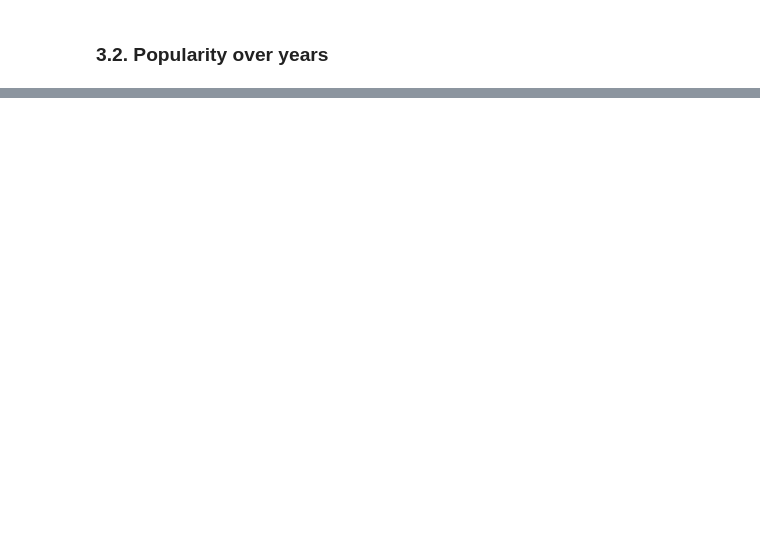
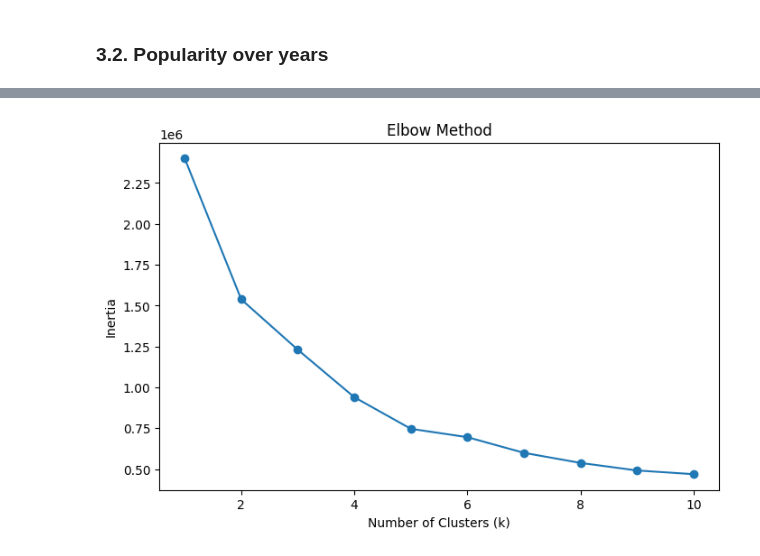
Before and after one commit to niklasknapp97/Song_popularity_analysis, a Jupyter notebook: exploration.ipynb, the cells around one changed output, grey strips where cells are left out. Saved outputs shown, nothing was run; the diff lists cells and outputs as text; code cells hidden in the pictures; blank space fills up the shorter version.

Commit message:
First draft of predictions

```diff
--- a/exploration.ipynb
+++ b/exploration.ipynb
@@ -277,0 +289,49 @@ RMSE: 8.278662520633956e-14, R²: 1.0
+# %%
+from sklearn.cluster import KMeans
+from sklearn.preprocessing import StandardScaler
+
+# Select numerical features for clustering
+features = ['danceability', 'energy', 'acousticness', 'instrumentalness']  # Adjust based on your dataset
+X = df[features]
+
+# Step 1: Standardize the features
+scaler = StandardScaler()
+X_scaled = scaler.fit_transform(X)
+
+# Step 2: Use the elbow method to determine the optimal number of clusters
+inertia = []
+k_range = range(1, 11)
+
+for k in k_range:
+    kmeans = KMeans(n_clusters=k, random_state=42)
+    kmeans.fit(X_scaled)
+    inertia.append(kmeans.inertia_)
+
+# Plot the elbow curve
+plt.figure(figsize=(8, 5))
+plt.plot(k_range, inertia, marker='o')
+plt.title('Elbow Method')
+plt.xlabel('Number of Clusters (k)')
+plt.ylabel('Inertia')
+plt.show()
+
+# Step 3: Apply K-Means with the chosen number of clusters
+optimal_k = 5  # Set based on the elbow plot
+kmeans = KMeans(n_clusters=optimal_k, random_state=42)
+df['cluster'] = kmeans.fit_predict(X_scaled)
+
+# Step 4: Visualize the clusters
+# Example: Pair plot with clusters
+#sns.pairplot(df, vars=features, hue='cluster', palette='viridis', diag_kind='kde')
+#plt.suptitle('Clusters of Songs', y=1.02)
+#plt.show()
+
+# Step 5: Analyze clusters
+# Get the mean of each feature for every cluster
+#cluster_analysis = df.groupby('cluster')[features].mean()
+#print(cluster_analysis)
+
+# Save the clustered data to a CSV
+#df.to_csv('export/clustered_songs.csv', index=False)
+# %% [output]
+[figure, added]
```
Also changed, not shown: parts of 29 cells of this notebook, 1 other file.
